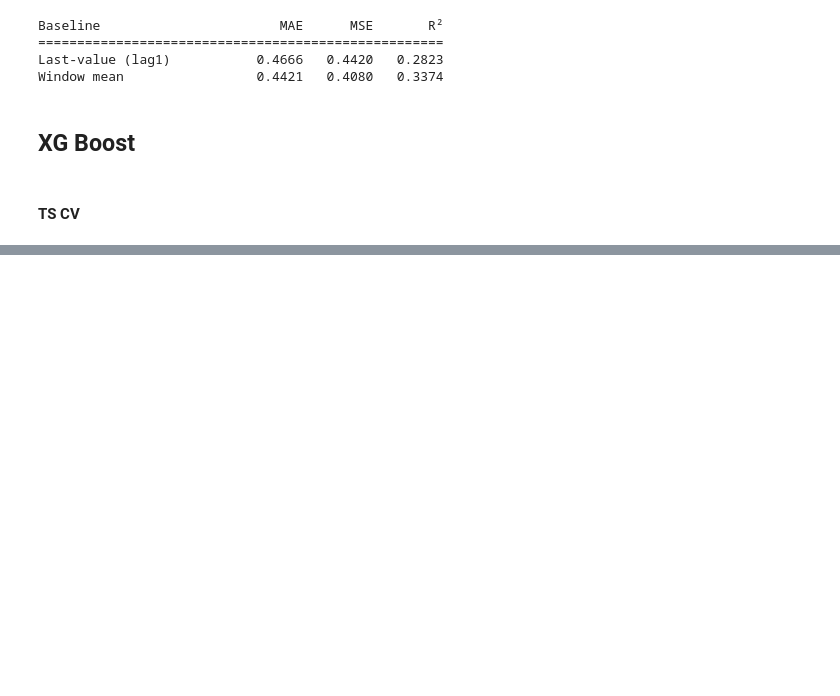
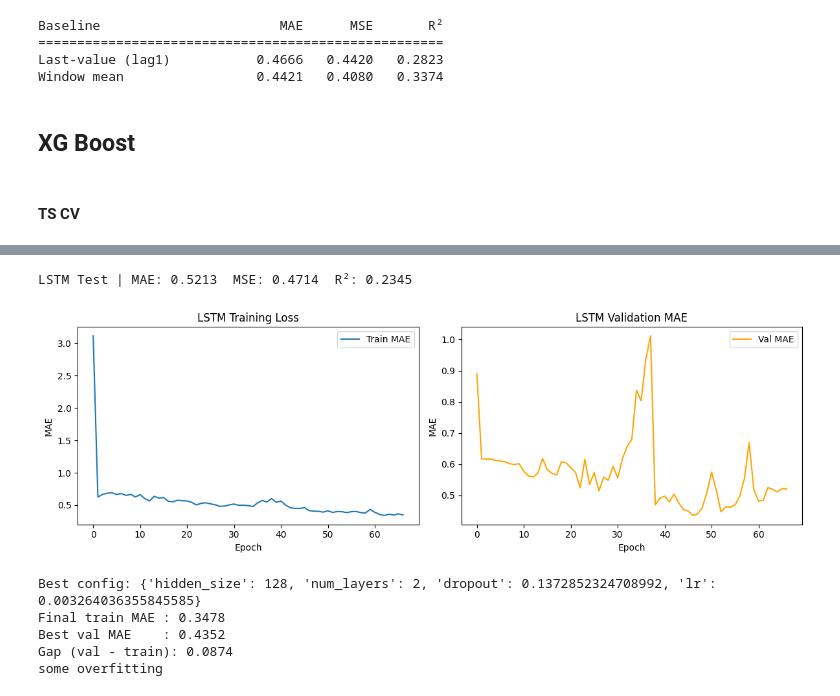
Before and after one commit to myriamth04/Data-Mining, a Jupyter notebook: numerical_prediction.ipynb, the cells around one changed output, grey strips where cells are left out. Saved outputs shown, nothing was run; the diff lists cells and outputs as text; code cells hidden in the pictures; blank space fills up the shorter version.

Commit message:
Adds Final changes to LSTM

```diff
--- a/numerical_prediction.ipynb
+++ b/numerical_prediction.ipynb
@@ -529,16 +177,0 @@ plt.show()
-# %%
-fig, axes = plt.subplots(1, 2, figsize=(10, 4))
-for ax, name, actual, preds in [
-    (axes[0], "XGBoost", y_test, xgb_preds),
-    (axes[1], "LSTM",    lstm_actual, lstm_preds),
-]:
-    ax.scatter(actual, preds, alpha=0.4, s=15)
-    lo = min(actual.min(), preds.min()) - 0.5
-    hi = max(actual.max(), preds.max()) + 0.5
-    ax.plot([lo, hi], [lo, hi], "r--", linewidth=0.8, label="Actual")
-    ax.set(xlabel="Actual mood", ylabel="Predicted mood", title=name)
-    ax.legend(fontsize=8)
-
-plt.tight_layout()
-plt.savefig("pred_vs_actual.png", dpi=150, bbox_inches="tight")
-plt.show()
@@ -546,0 +357,61 @@ plt.show()
+# %%
+device = torch.device("cuda" if torch.cuda.is_available() else "cpu")
+best_model = best_model.to(device)
+best_model.eval()
+
+test_loader = DataLoader(
+    MoodDataset(X_te_norm, y_test_lstm), batch_size=64, shuffle=False
+)
+
+preds_list, actuals_list = [], []
+with torch.no_grad():
+    for X_b, y_b in test_loader:
+        preds_list.extend(best_model(X_b.to(device)).cpu().numpy())
+        actuals_list.extend(y_b.numpy())
+
+lstm_preds  = np.array(preds_list)
+lstm_actual = np.array(actuals_list)
+
+lstm_mae = mean_absolute_error(lstm_actual, lstm_preds)
+lstm_mse = mean_squared_error(lstm_actual, lstm_preds)
+lstm_r2  = r2_score(lstm_actual, lstm_preds)
+print(f"LSTM Test | MAE: {lstm_mae:.4f}  MSE: {lstm_mse:.4f}  R²: {lstm_r2:.4f}")
+# %% [output]
+LSTM Test | MAE: 0.5213  MSE: 0.4714  R²: 0.2345
+# %%
+# Training curves
+h = history
+
+fig, (ax1, ax2) = plt.subplots(1, 2, figsize=(12, 4))
+
+ax1.plot(h["train_loss"], label="Train MAE")
+ax1.set(xlabel="Epoch", ylabel="MAE", title="LSTM Training Loss")
+ax1.legend()
+
+ax2.plot(h["val_mae"], color="orange", label="Val MAE")
+ax2.set(xlabel="Epoch", ylabel="MAE", title="LSTM Validation MAE")
+ax2.legend()
+
+plt.tight_layout()
+plt.savefig("lstm_training.png", dpi=150, bbox_inches="tight")
+plt.show()
+
+# Overfitting check
+print(f"Best config: {best_config}")
+print(f"Final train MAE : {h['train_loss'][-1]:.4f}")
+print(f"Best val MAE    : {val_mae:.4f}")
+gap = val_mae - h["train_loss"][-1]
+print(f"Gap (val - train): {gap:.4f}")
+if gap > 0.15:
+    print("some overfitting present")
+elif gap > 0.05:
+    print("some overfitting")
+else:
+    print("no overfitting concern")
+# %% [output]
+[figure, added]
+Best config: {'hidden_size': 128, 'num_layers': 2, 'dropout': 0.1372852324708992, 'lr': 0.003264036355845585}
+Final train MAE : 0.3478
+Best val MAE    : 0.4352
+Gap (val - train): 0.0874
+some overfitting
```
Also changed, not shown: parts of 27 cells of this notebook, 4 other files.
